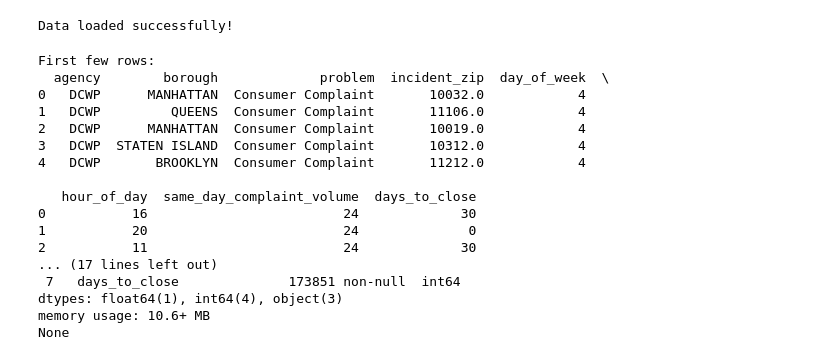
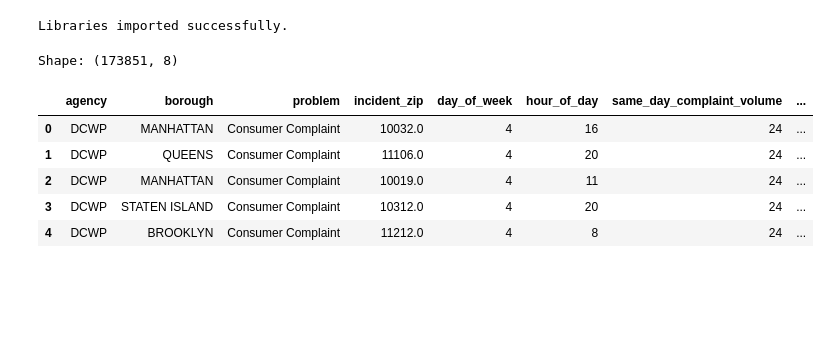
Before and after one commit to chaud114/aws-nyc311-chaud114, a Jupyter notebook: notebooks/modeling_train_and_eval.ipynb, the cells around one changed output. Saved outputs shown, nothing was run; the diff lists cells and outputs as text; code cells hidden in the pictures; blank space fills up the shorter version.

Commit message:
Train model and add evaluation results for resolution time prediction

```diff
--- a/notebooks/modeling_train_and_eval.ipynb
+++ b/notebooks/modeling_train_and_eval.ipynb
@@ -1,44 +1,32 @@
 # %%
 import pandas as pd
+import numpy as np
 import boto3
 from io import StringIO
+import matplotlib.pyplot as plt
 
-s3 = boto3.client('s3')
-
-bucket_name = 'cmse492-chaud114-nyc311-704788404995-us-east-1-an'
-file_name = 'modeling/resolution_time_modeling.csv'
-
-obj = s3.get_object(Bucket=bucket_name, Key=file_name)
-data = obj['Body'].read().decode('utf-8')
-
-df = pd.read_csv(StringIO(data))
-
-print("Data loaded successfully!")
+print("Libraries imported successfully.")
 # %% [output]
-Data loaded successfully!
+Libraries imported successfully.
 # %%
-print("First few rows:")
-print(df.head())
+s3 = boto3.client('s3')
 
-print("\n" + "="*50)
-print("Data types and missing values:")
-print(df.info())
+bucket_name = 'cmse492-chaud114-nyc311-704788404995-us-east-1-an'
+file_name = 'modeling/resolution_time_modeling.csv'
+
+obj = s3.get_object(Bucket=bucket_name, Key=file_name)
+data = obj['Body'].read().decode('utf-8')
+
+df = pd.read_csv(StringIO(data))
+
+print(f"Shape: {df.shape}")
+df.head()
 # %% [output]
-First few rows:
-  agency        borough             problem  incident_zip  day_of_week  \
-0   DCWP      MANHATTAN  Consumer Complaint       10032.0            4
-1   DCWP         QUEENS  Consumer Complaint       11106.0            4
-2   DCWP      MANHATTAN  Consumer Complaint       10019.0            4
-3   DCWP  STATEN ISLAND  Consumer Complaint       10312.0            4
-4   DCWP       BROOKLYN  Consumer Complaint       11212.0            4
-
-   hour_of_day  same_day_complaint_volume  days_to_close
-0           16                         24             30
-1           20                         24              0
-2           11                         24             30
-... (17 lines left out)
- 7   days_to_close              173851 non-null  int64
-dtypes: float64(1), int64(4), object(3)
-memory usage: 10.6+ MB
-None
+Shape: (173851, 8)
+|  | agency | borough | problem | incident_zip | day_of_week | hour_of_day | same_day_complaint_volume | ... |
+| 0 | DCWP | MANHATTAN | Consumer Complaint | 10032.0 | 4 | 16 | 24 | ... |
+| 1 | DCWP | QUEENS | Consumer Complaint | 11106.0 | 4 | 20 | 24 | ... |
+| 2 | DCWP | MANHATTAN | Consumer Complaint | 10019.0 | 4 | 11 | 24 | ... |
+| 3 | DCWP | STATEN ISLAND | Consumer Complaint | 10312.0 | 4 | 20 | 24 | ... |
+| 4 | DCWP | BROOKLYN | Consumer Complaint | 11212.0 | 4 | 8 | 24 | ... |
 # %%
```
Also changed, not shown: parts of 9 cells of this notebook, 1 other file.
